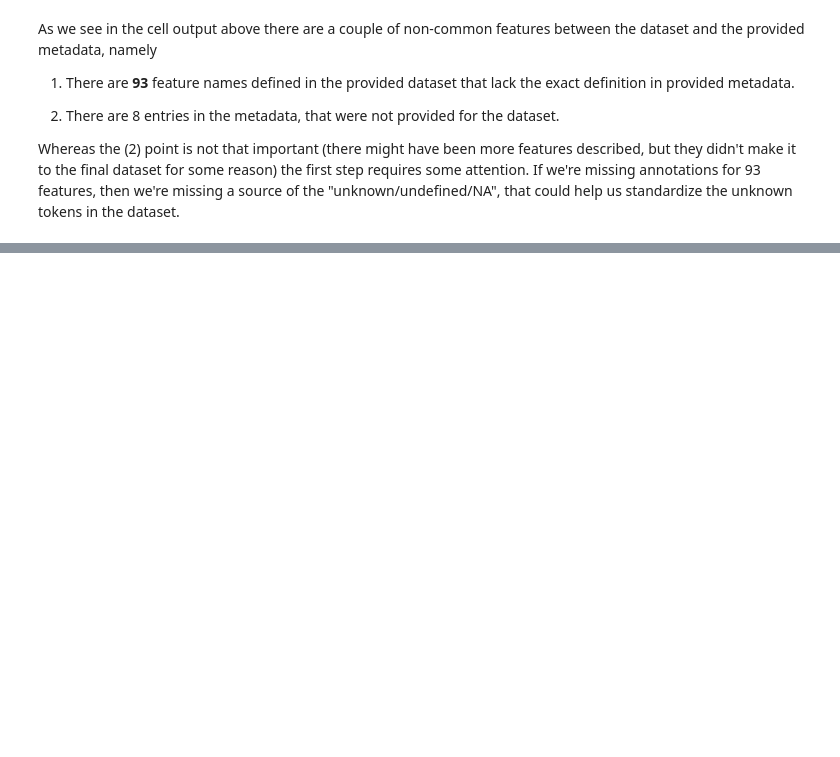
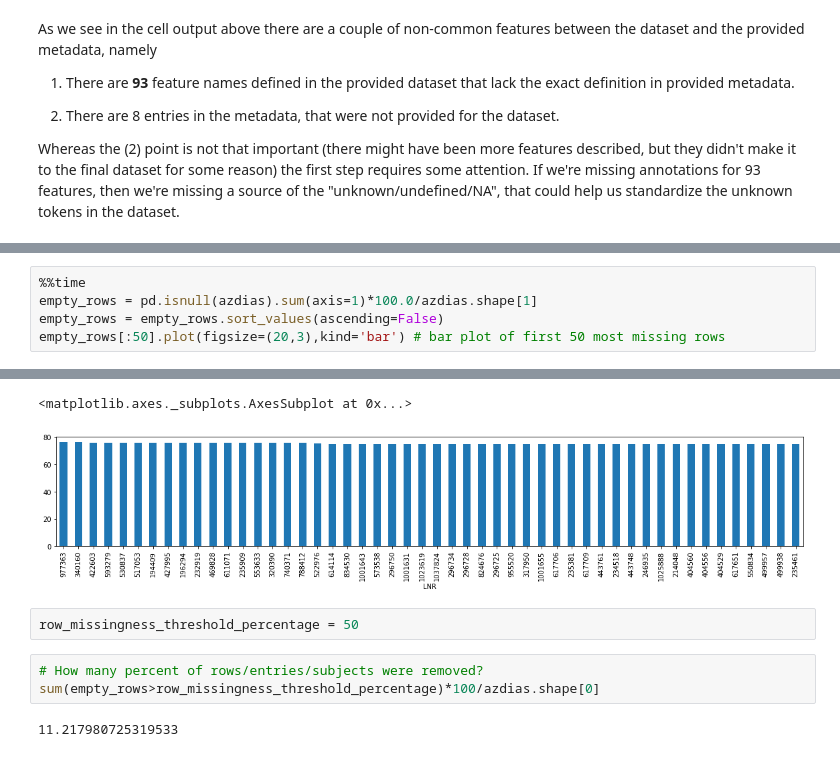
Before and after one commit to vaxherra/Arvato-Customer-Segmentation, a Jupyter notebook: EDA/01_EDA_AZIDAS.ipynb, the cells around one changed output, grey strips where cells are left out. Saved outputs shown, nothing was run; the diff lists cells and outputs as text; blank space fills up the shorter version.

```diff
--- a/EDA/01_EDA_AZIDAS.ipynb
+++ b/EDA/01_EDA_AZIDAS.ipynb
@@ -277,0 +362,6 @@ Moreover, all the missing/unavailable/unknown entries are now jointly encoded as
+# %%
+%%time
+empty_rows = pd.isnull(azdias).sum(axis=1)*100.0/azdias.shape[1]
+empty_rows = empty_rows.sort_values(ascending=False)
+empty_rows[:50].plot(figsize=(20,3),kind='bar') # bar plot of first 50 most missing rows
+# %% [output]
@@ -277,0 +370,9 @@ Moreover, all the missing/unavailable/unknown entries are now jointly encoded as
+<matplotlib.axes._subplots.AxesSubplot at 0x...>
+[figure, added]
+# %%
+row_missingness_threshold_percentage = 50
+# %%
+# How many percent of rows/entries/subjects were removed?
+sum(empty_rows>row_missingness_threshold_percentage)*100/azdias.shape[0]
+# %% [output]
+11.217980725319533
```
Also changed, not shown: parts of 54 cells of this notebook, 2 other files.
